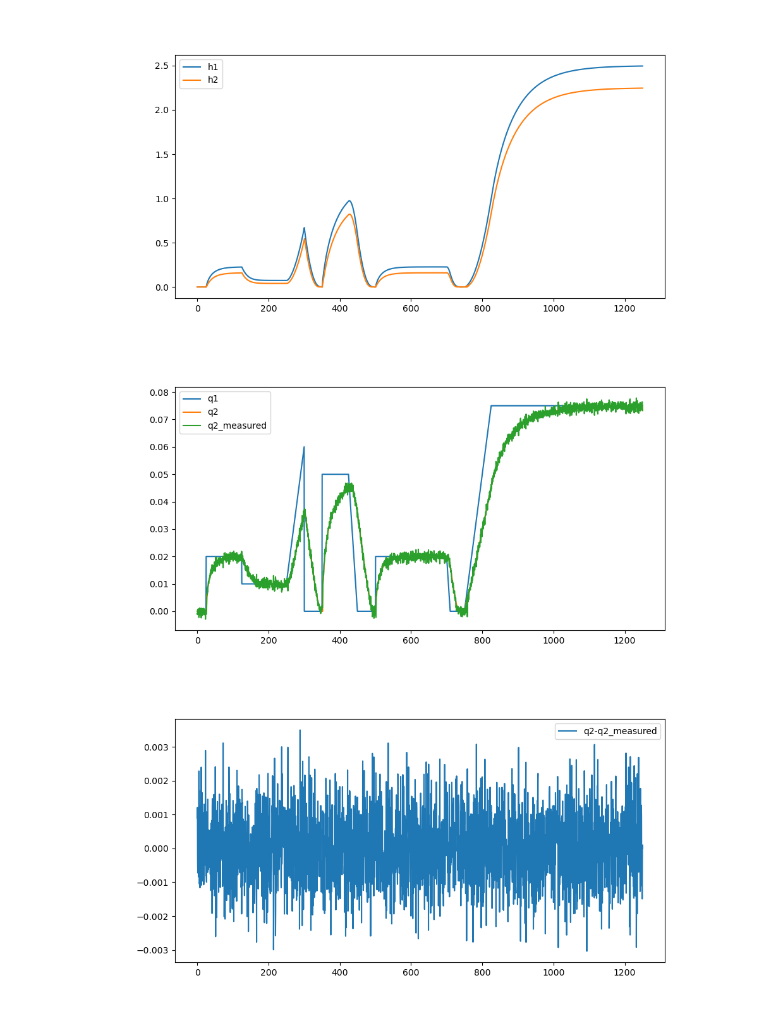
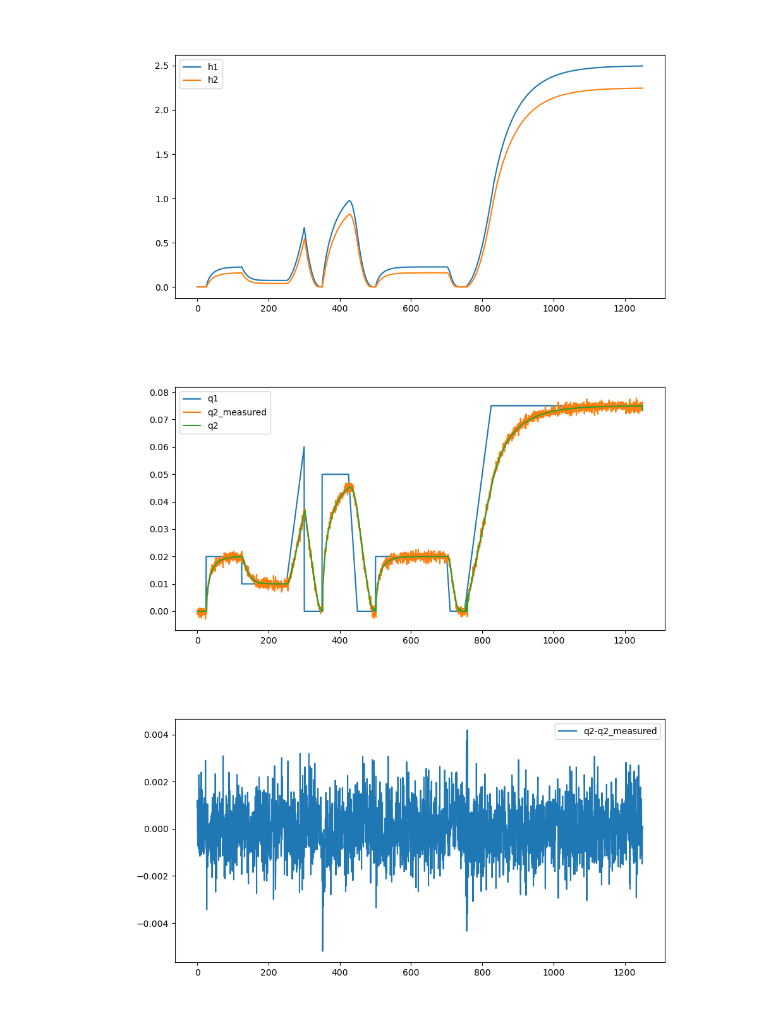
Before and after one commit to RedOrbweaver/Kalex, a Jupyter notebook: k0.ipynb, the cells around one changed output. Saved outputs shown, nothing was run; the diff lists cells and outputs as text; code cells hidden in the pictures.

```diff
--- a/k0.ipynb
+++ b/k0.ipynb
@@ -7,6 +7,7 @@ import numpy.typing as npt
 from numpy import sqrt
 import csv
 import typing
+from IPython.display import display, Markdown, Latex
 
 
 
@@ -71,7 +72,6 @@ def SamplesFromFile(filename:str)->list[Sample]:
             i+=1
     return samples
 
-
 class Dataset:
     name:str = ""
 
@@ -99,6 +99,9 @@ class Dataset:
     total_inflow:float = 0
     total_outflow:float = 0
 
+    k_points:list[float] = []
+    a_points:list[float] = []
+
     def __init__(self, filename:str):
         samples = SamplesFromFile(filename)
         i = 0
@@ -117,12 +120,12 @@ class Dataset:
             s.vt = s.v1 + s.v2
             if s.prev is not None:
                 vexp = s.prev.vt + s.prev.q1
-                s.prev.vdif = vexp-s.vt
-                s.prev.q2 = ((vexp-s.vt))
-                self.total_outflow += s.prev.q2
-                #s.q2 = sqrt(s.prev.h2) * self.k
-                #self.total_outflow += s.q2
-                s.prev.total_outflow = self.total_outflow
+                s.vdif = s.vt-s.prev.vt
+                s.q2 = (vexp-s.vt)
+                self.total_outflow += s.q2
+                s.total_outflow = self.total_outflow
+                if s.prev.h2 > 0:
+                    self.k_points.append(s.q2/sqrt(s.prev.h2))
 
         samples[-1].q2 = samples[-1].q2_measured
         samples[-1].vt = samples[-2].vt
@@ -130,7 +133,8 @@ class Dataset:
         samples[-1].v2 = samples[-2].v2
 
         self.a = samples[self.inflow_start_index+2].v2 / samples[self.inflow_start_index+1].h1
-        self.k = samples[self.inflow_start_index+3].q2 / samples[self.inflow_start_index+2].h2
+        #self.k = samples[self.inflow_start_index+3].q2 / sqrt(samples[self.inflow_start_index+2].h2)
+        self.k = np.mean(self.k_points)
 
         # Stupidly unoptimized, but shouldn't matter
         self.t = np.array([s.t for s in samples])
@@ -140,33 +144,84 @@ class Dataset:
         self.v2 = np.array([s.v2 for s in samples])
         self.q1 = np.array([s.q1 for s in samples])
         self.q2_measured = np.array([s.q2_measured for s in samples])
         self.q2 = np.array([s.q2 for s in samples])
         self.n = len(samples)
         self.samples = samples
         self.total_time = samples[-1].t
         self.total_inflow = samples[-1].total_inflow
 
 
 data = Dataset(DATA_FILE_NAME)
 
 fig = plt.figure()
 plt.plot(data.t, data.h1, label="h1")
 plt.plot(data.t, data.h2, label="h2")
 plt.legend()
 plt.show()
 fig = plt.figure()
 plt.plot(data.t, data.q1, label="q1")
+plt.plot(data.t, data.q2_measured, label="q2_measured")
 plt.plot(data.t, data.q2, label="q2")
-plt.plot(data.t, data.q2_measured, label="q2_measured")
 plt.interactive(True)
 plt.legend()
 plt.show()
 
 fig = plt.figure()
 plt.plot(data.t, data.q2-data.q2_measured, label="q2-q2_measured")
 plt.legend()
 plt.show()
+
+def ComparePredictionsQ2(data: Dataset, predictions: npt.ArrayLike):
+    assert(len(predictions) == data.n)
+    dif = data.q2-predictions
+    var = np.var(dif)
+    mean = np.mean(dif)
+
+    refdif = data.q2-data.q2_measured
+    refvar = np.var(dif)
+    refmean = np.mean(dif)
+
+    vardif = var-refvar
+
+    display(Markdown(f"Variance: \\*{var}\\* vs {refvar} ({"+" if vardif > 0 else ""}{vardif})"))
+    display(Markdown(f"Mean: \\*{mean}\\* vs {refmean}"))
+
+    fig = plt.figure()
+    plt.plot(data.t, data.q2, label="q2")
+    plt.plot(data.t, predictions, label="prediction")
+    plt.legend()
+    plt.show()
+
+    fig = plt.figure()
+    plt.plot(data.t, dif, label="q2-prediction")
+    plt.legend()
+    plt.show()
+
+def ComparePredictions(t:npt.ArrayLike, baseline: npt.ArrayLike, predictions: npt.ArrayLike, baselabel:str, predlabel:str):
+    assert(len(t) == len(predictions) == data.n)
+    dif = baseline-predictions
+    var = np.var(dif)
+    mean = np.mean(dif)
+
+    display(Markdown(f"Variance: \\*{var}\\*"))
+    display(Markdown(f"Mean: \\*{mean}\\*"))
+
+    fig = plt.figure()
+    plt.plot(data.t, predictions, label=predlabel)
+    plt.plot(data.t, baseline, label=baselabel)
+    plt.legend()
+    plt.show()
+
+    fig = plt.figure()
+    plt.plot(data.t, dif, label=baselabel + " - " + predlabel)
+    plt.legend()
+    plt.show()
+
+def ComparePredictionsH1H2(data: Dataset, ph1: npt.ArrayLike, ph2: npt.ArrayLike):
+    assert(len(ph1) == data.n == len(ph2))
+    ComparePredictions(data.t, data.h1, ph1, "h1", "predicted")
+    ComparePredictions(data.t, data.h2, ph2, "h2", "predicted")
 # %% [output]
 [figure]
-[figure, old version]
+[figure, new version]
-[figure, old version]
+[figure, new version]
```
Also changed, not shown: parts of 1 cell of this notebook.
